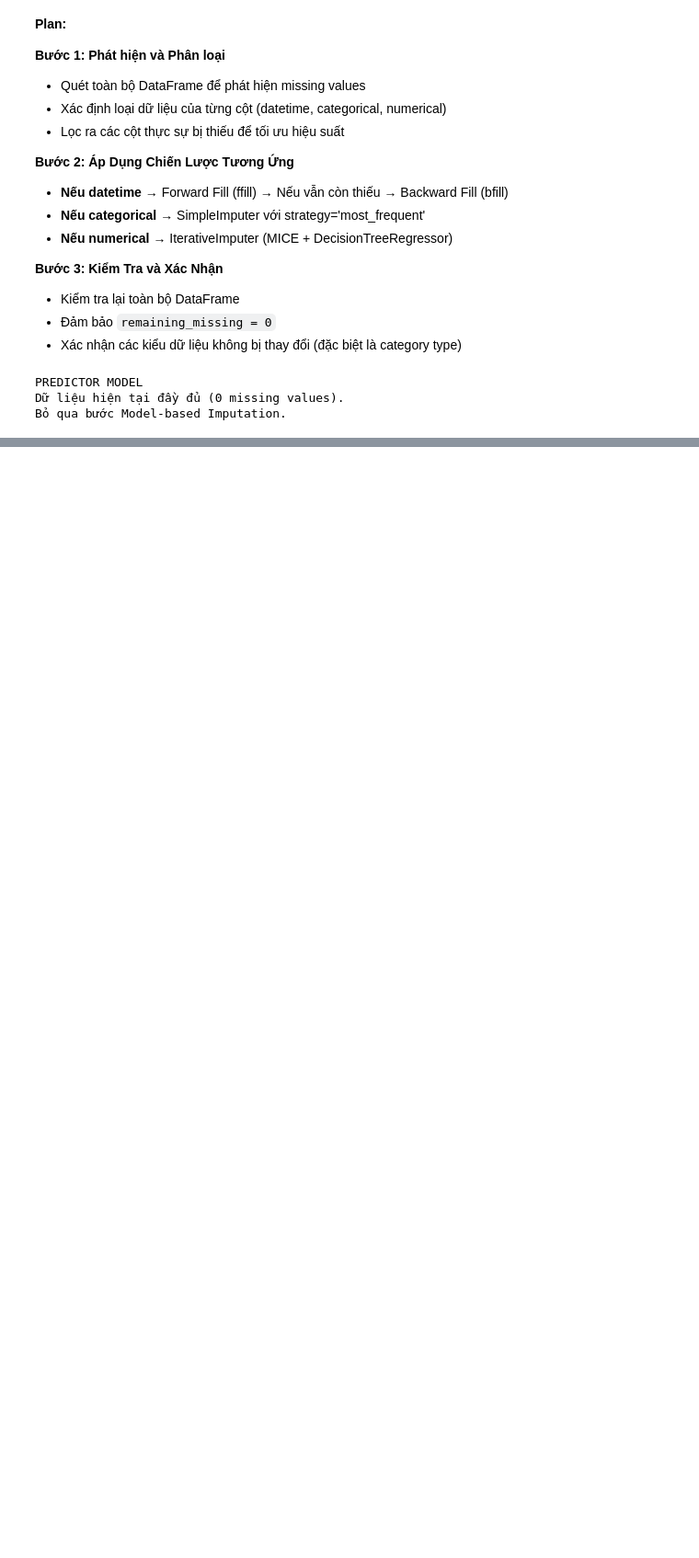
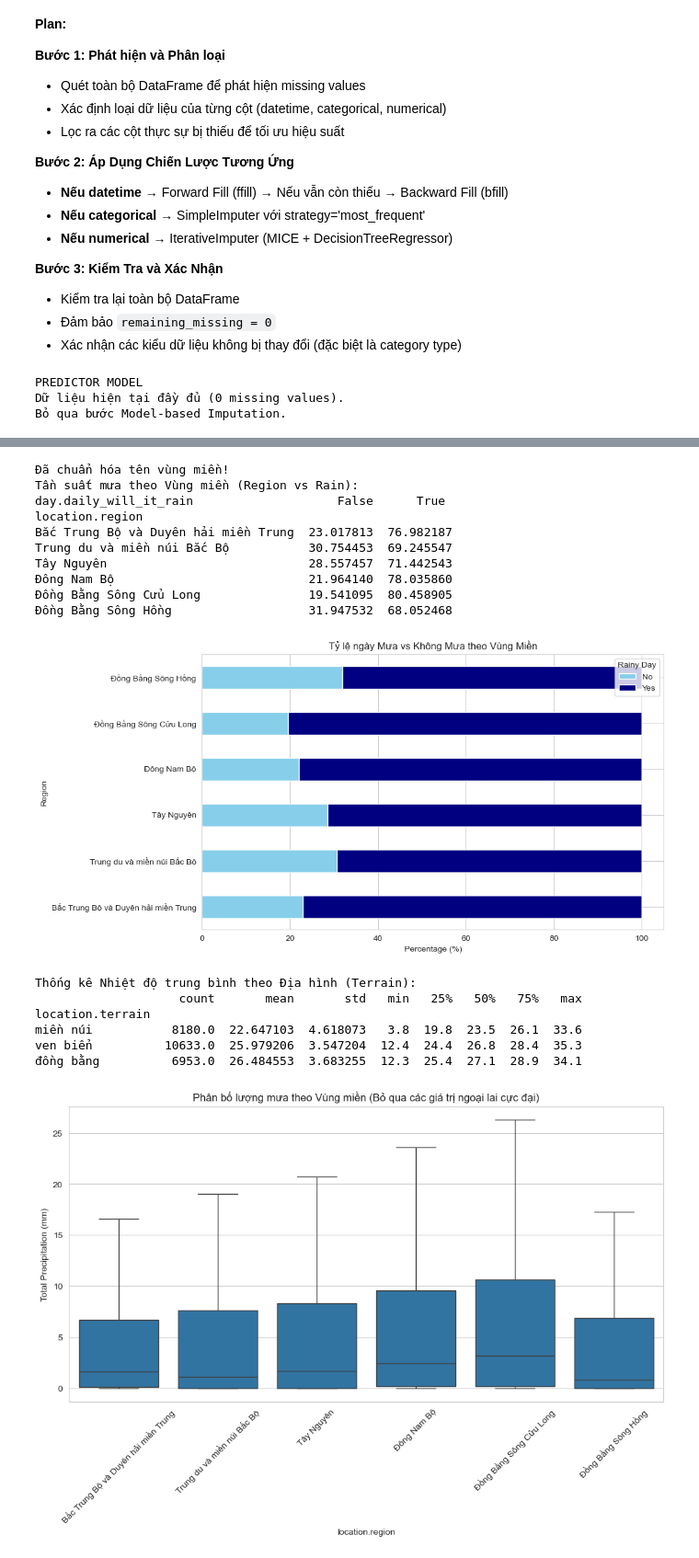
Before and after one commit to DucPhuc1/ProgrammingForDS, a Jupyter notebook: weatherVN.ipynb, the cells around one changed output, grey strips where cells are left out. Shown at 92% size. Saved outputs shown, nothing was run; the diff lists cells and outputs as text; code cells hidden in the pictures; blank space fills up the shorter version.

```diff
--- a/weatherVN.ipynb
+++ b/weatherVN.ipynb
@@ -1266,0 +1363,54 @@ Bỏ qua bước Model-based Imputation.
+# %%
+# Code sửa lỗi tên vùng miền bị lỗi
+df['location.region'] = df['location.region'].replace(
+    'Tr [*]ung du và miền núi Bắc Bộ', 'Trung du và miền núi Bắc Bộ'
+)
+
+print("Đã chuẩn hóa tên vùng miền!")
+
+print("Tần suất mưa theo Vùng miền (Region vs Rain):")
+# Tạo bảng tần suất: Vùng miền x Có mưa hay không
+region_rain_ct = pd.crosstab(df['location.region'], df['day.daily_will_it_rain'], normalize='index') * 100
+print(region_rain_ct)
+
+# Trực quan hóa tỷ lệ mưa theo vùng
+region_rain_ct.plot(kind='barh', stacked=True, color=['skyblue', 'navy'], figsize=(10, 6))
+plt.title('Tỷ lệ ngày Mưa vs Không Mưa theo Vùng Miền')
+plt.xlabel('Percentage (%)')
+plt.ylabel('Region')
+plt.legend(title='Rainy Day', labels=['No', 'Yes'])
+plt.show()
+
+# Grouped Summary Statistics: Numerical x Categorical
+
+print("\nThống kê Nhiệt độ trung bình theo Địa hình (Terrain):")
+# Xem nhiệt độ thay đổi thế nào giữa đồng bằng, miền núi, ven biển
+terrain_temp_stats = df.groupby('location.terrain')['day.avgtemp_c'].describe()
+print(terrain_temp_stats)
+
+# Trực quan hóa bằng Boxplot
+plt.figure(figsize=(12, 6))
+sns.boxplot(x='location.region', y='day.totalprecip_mm', data=df, showfliers=False) # Ẩn outliers để nhìn rõ hơn
+plt.title('Phân bố lượng mưa theo Vùng miền (Bỏ qua các giá trị ngoại lai cực đại)')
+plt.xticks(rotation=45)
+plt.ylabel('Total Precipitation (mm)')
+plt.show()
+# %% [output]
+Đã chuẩn hóa tên vùng miền!
+Tần suất mưa theo Vùng miền (Region vs Rain):
+day.daily_will_it_rain                    False      True
+location.region
+Bắc Trung Bộ và Duyên hải miền Trung  23.017813  76.982187
+Trung du và miền núi Bắc Bộ           30.754453  69.245547
+Tây Nguyên                            28.557457  71.442543
+Đông Nam Bộ                           21.964140  78.035860
+Đồng Bằng Sông Cửu Long               19.541095  80.458905
+Đồng Bằng Sông Hồng                   31.947532  68.052468
+[figure, added]
+Thống kê Nhiệt độ trung bình theo Địa hình (Terrain):
+                    count       mean       std   min   25%   50%   75%   max
+location.terrain
+miền núi           8180.0  22.647103  4.618073   3.8  19.8  23.5  26.1  33.6
+ven biển          10633.0  25.979206  3.547204  12.4  24.4  26.8  28.4  35.3
+đồng bằng          6953.0  26.484553  3.683255  12.3  25.4  27.1  28.9  34.1
+[figure, added]
```
Also changed, not shown: parts of 9 cells of this notebook.
